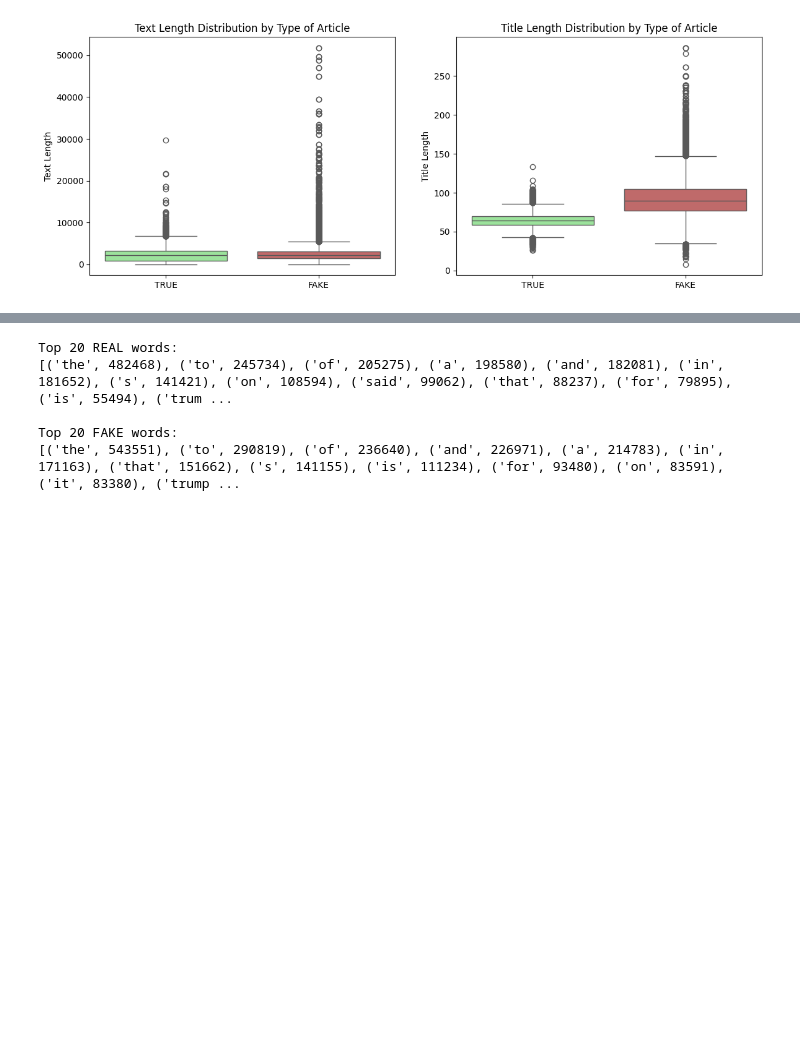
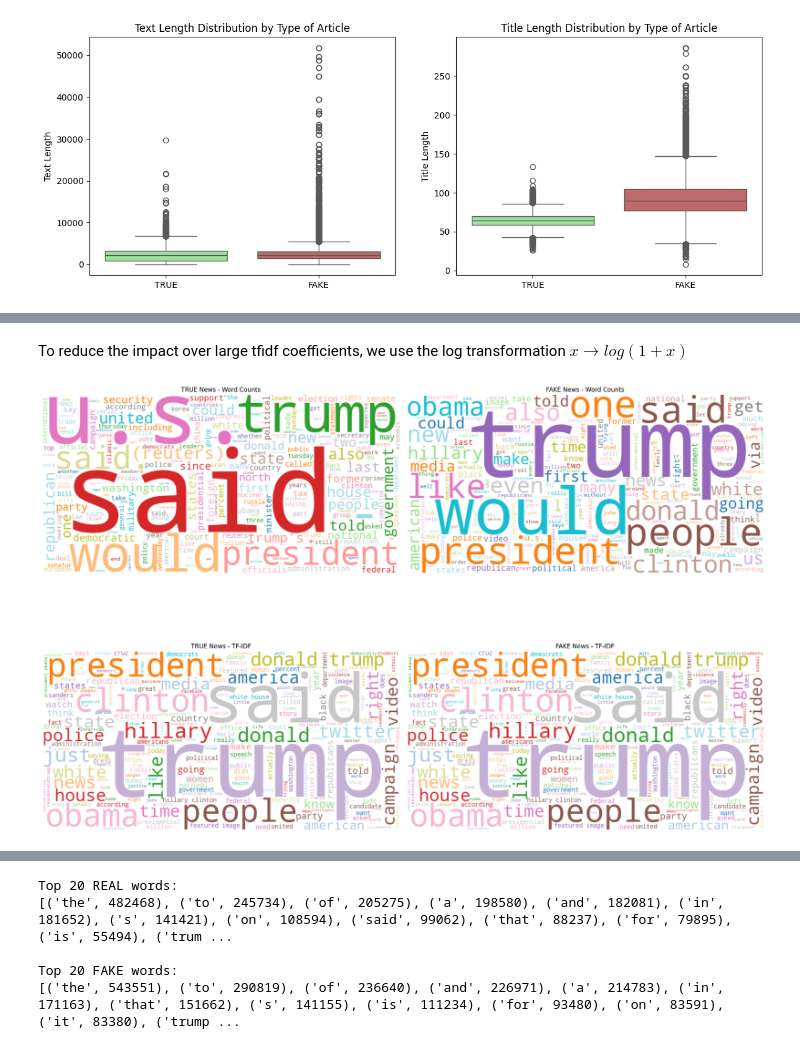
Before and after one commit to marie678/NLP_ensae_2025, a Jupyter notebook: Project/Fake_news_detection.ipynb, the cells around one changed output, grey strips where cells are left out. Drawn from its saved outputs; the diff is of its cells as text; code cells hidden in the pictures; blank space fills up the shorter version.

```diff
--- a/Project/Fake_news_detection.ipynb
+++ b/Project/Fake_news_detection.ipynb
@@ -133,0 +142,19 @@ plt.show()
+# %%
+nltk.download('stopwords')
+
+# join all articles' texts for true and fake news :
+true_text = ' '.join(df[df.label == 'TRUE']['text'])
+fake_text = ' '.join(df[df.label == 'FAKE']['text'])
+# combine all articles :
+# all_text = ' '.join([true_text, fake_text])
+
+# Normalize to lowercase and count word frequencies
+true_words = [word.lower() for word in true_text.split()]
+true_word_counts = Counter(true_words)
+fake_words = [word.lower() for word in fake_text.split()]
+fake_word_counts = Counter(fake_words)
+
+# Filter out common stopwords (in english)
+stop_words = set(stopwords.words("english"))
+true_filtered_word_counts = {word: count for word, count in true_word_counts.items() if word not in stop_words}
+fake_filtered_word_counts = {word: count for word, count in fake_word_counts.items() if word not in stop_words}
@@ -133,0 +165,2 @@ plt.show()
+# %% [markdown]
+To reduce the impact over large tfidf coefficients, we use the log transformation $x \rightarrow log(1+x)$
@@ -133,0 +194,33 @@ plt.show()
+# %%
+# Generate word clouds
+fig, axes = plt.subplots(2, 2, figsize=(20, 16))
+
+# according to word counts
+wordcloud_counts_true = WordCloud(width=800, height=400, background_color="white", colormap='tab20').generate_from_frequencies(true_filtered_word_counts)
+wordcloud_counts_fake = WordCloud(width=800, height=400, background_color="white", colormap='tab20').generate_from_frequencies(fake_filtered_word_counts)
+
+# according to TF-IDF scores
+wordcloud_tfidf_true = WordCloud(width=800, height=400, background_color="white", colormap='tab20').generate_from_frequencies(word_freq_true)
+wordcloud_tfidf_true = WordCloud(width=800, height=400, background_color="white", colormap='tab20').generate_from_frequencies(word_freq_fake)
+
+# plot
+axes[0, 0].imshow(wordcloud_counts_true, interpolation='bilinear')
+axes[0, 0].axis('off')
+axes[0, 0].set_title('TRUE News - Word Counts')
+
+axes[0, 1].imshow(wordcloud_counts_fake, interpolation='bilinear')
+axes[0, 1].axis('off')
+axes[0, 1].set_title('FAKE News - Word Counts')
+
+axes[1, 0].imshow(wordcloud_tfidf_true, interpolation='bilinear')
+axes[1, 0].axis('off')
+axes[1, 0].set_title('TRUE News - TF-IDF')
+
+axes[1, 1].imshow(wordcloud_tfidf_true, interpolation='bilinear')
+axes[1, 1].axis('off')
+axes[1, 1].set_title('FAKE News - TF-IDF')
+
+plt.tight_layout()
+plt.show()
+# %% [output]
+[figure, added]
```
Also changed, not shown: parts of 7 cells of this notebook.
